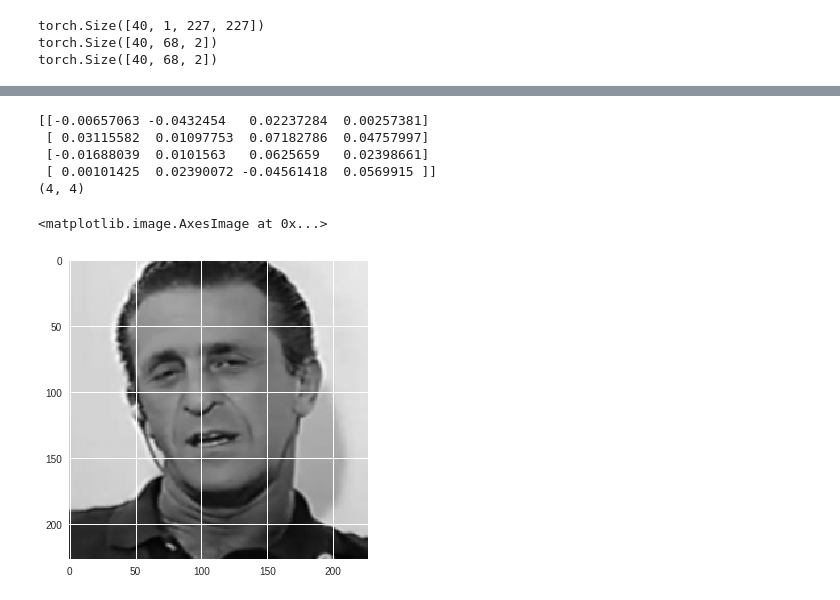
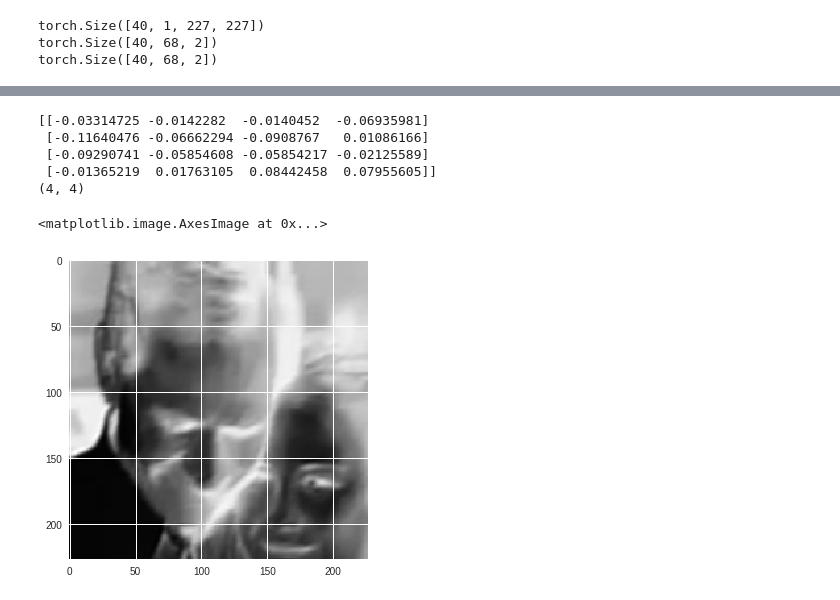
Before and after one commit to iamshnoo/face_recognition, a Jupyter notebook: mini.ipynb, the cells around one changed output, grey strips where cells are left out. Drawn from its saved outputs; the diff is of its cells as text; code cells hidden in the pictures.

```diff
--- a/mini.ipynb
+++ b/mini.ipynb
@@ -436,7 +448,7 @@ batch_size = 40
 test_loader = DataLoader(test_dataset,
                           batch_size=batch_size,
                           shuffle=True,
-                          num_workers=4)
+                          num_workers=0)
 # %%
 # test the model on a batch of test images
 
@@ -700,35 +819,35 @@ mona_lisa.jpg           [ <=>                ]  57.24K  --.-KB/s    in 0.03s
 # %%
 ##TODO: load in and display any image from the transformed test dataset
 
 ## TODO: Using cv's filter2D function,
 ## apply a specific set of filter weights (like the one displayed above) to the test image
 import cv2
 
 weights1 = net.conv1.weight.data
 
 w = weights1.cpu().numpy()
 
-filter_index = 1
+filter_index = 15
 
 print(w[filter_index][0])
 print(w[filter_index][0].shape)
 
 # display the filter weights
 # plt.imshow(w[filter_index][0], cmap='gray')
 
 
-idx_img = 10
+idx_img = 1
 img = np.squeeze(test_images[idx_img].data.cpu().numpy())
 
 # plt.imshow(img, cmap="gray")
 
 filtered_img = cv2.filter2D(img, -1, w[filter_index][0])
 plt.imshow(filtered_img, cmap="gray")
 # %% [output]
-[[-0.00657063 -0.0432454   0.02237284  0.00257381]
- [ 0.03115582  0.01097753  0.07182786  0.04757997]
- [-0.01688039  0.0101563   0.0625659   0.02398661]
- [ 0.00101425  0.02390072 -0.04561418  0.0569915 ]]
+[[-0.03314725 -0.0142282  -0.0140452  -0.06935981]
+ [-0.11640476 -0.06662294 -0.0908767   0.01086166]
+ [-0.09290741 -0.05854608 -0.05854217 -0.02125589]
+ [-0.01365219  0.01763105  0.08442458  0.07955605]]
 (4, 4)
 <matplotlib.image.AxesImage at 0x...>
-[figure, old version]
+[figure, new version]
```
Also changed, not shown: parts of 39 cells of this notebook.
